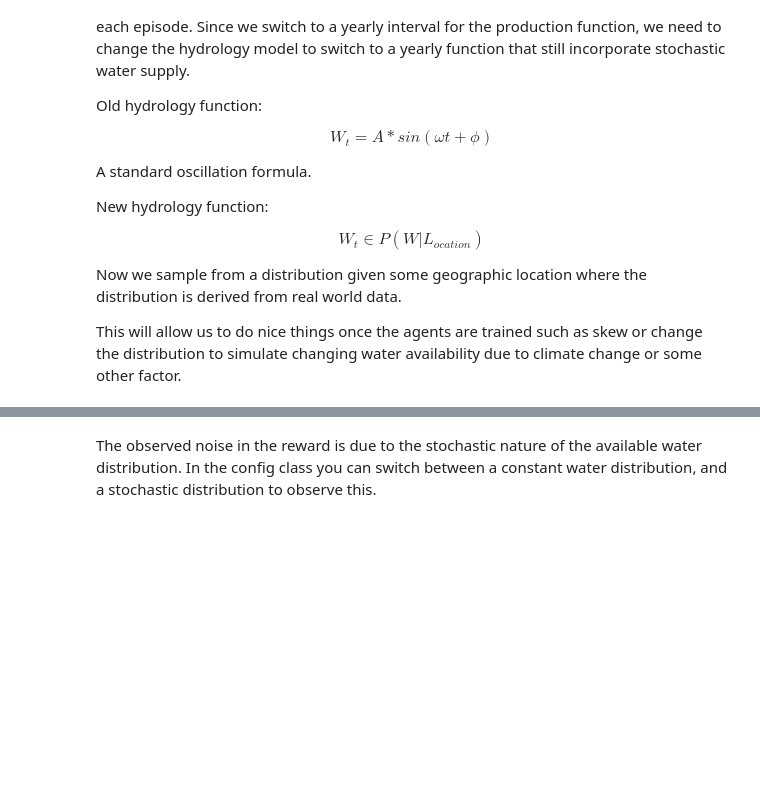
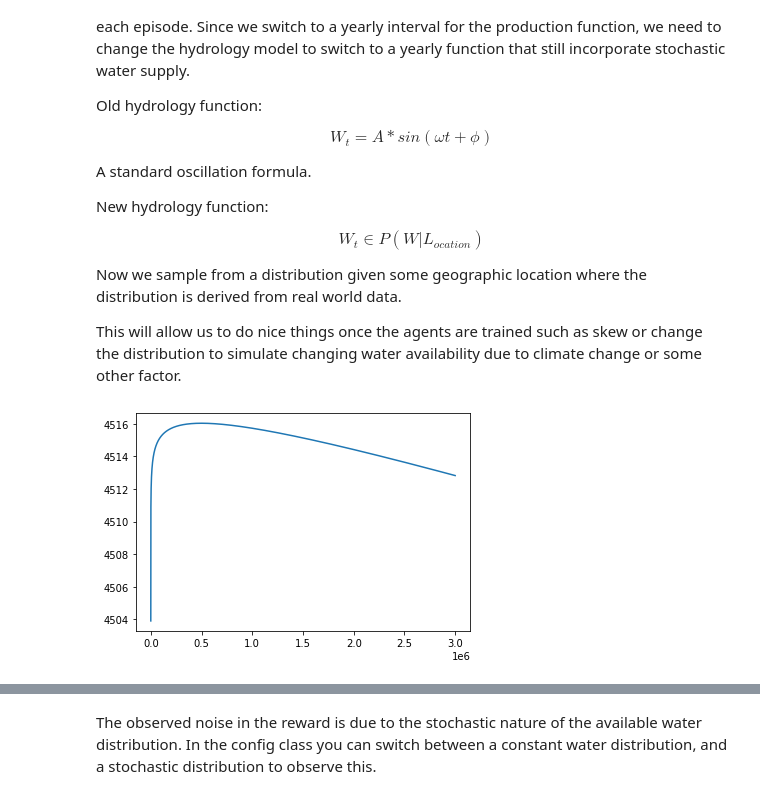
Before and after one commit to DaithiMartin/Optimal_Irrigation, a Jupyter notebook: CES_model/CES_notebook.ipynb, the cells around one changed output, grey strips where cells are left out. Drawn from its saved outputs; the diff is of its cells as text; code cells hidden in the pictures; blank space fills up the shorter version.

```diff
--- a/CES_model/CES_notebook.ipynb
+++ b/CES_model/CES_notebook.ipynb
@@ -117,7 +117,9 @@ import matplotlib.pyplot as plt
 %matplotlib inline
 # %%
 class SimConfig:
-    # TODO: determine if i even need a config class. perhaps start without a config class then modularize as needed
+    """
+    This config class simplifies the initialization of the SimulationCES class.
+    """
     def __init__(self):
 
         self.num_crops = 2
@@ -146,6 +148,7 @@ class SimConfig:
         self.memory_size = 10
 # %%
 class Aquifer:
+    # TODO: CURRENTLY THIS IS INCORPORATED IN THE SAME PRIORITY AS SURFACE WATER, CHANGING THIS MAY LEAD TO MORE INTERESTING DYNAMICS
 
     def __init__(self, initial_volume):
         self.available_volume = initial_volume
@@ -155,7 +158,7 @@ class Aquifer:
     def withdraw_water(self, amount):
         """
         Withdraws water from the aquifer.
-        Currently allows for complete draining of the aquifer.
+        Currently allows for complete draining of the aquifer but prevents negative values.
 
         Amount in the aquifer is unknown to the farmer and therefore is not in the agent's state vector.
         :param amount: attempted water withdrawal
@@ -418,6 +458,40 @@ class SimulationCES:
 #
 # for i_episode in range(1, num_years + 1):
 #     env.step()
+# %%
+config = SimConfig()
+test_env = SimulationCES(config)
+
+
+
+# crop 1
+x_len = int(3e6)
+
+# water crop 1
+water = np.arange(x_len) + 1
+
+# # water crop 2
+water = np.stack((water, np.zeros(x_len)), axis=-1)
+#
+# # land crop 1, 100 total units available land for both crops
+land = np.full(x_len, 100)
+#
+# # land crop 2
+land = np.stack((land, np.zeros(x_len)), axis=-1)
+
+# combine water and land
+action_vec = np.concatenate((water, land), axis=-1)
+
+y = []
+for action in action_vec:
+    y.append(test_env.reward_function(action))
+
+x = action_vec[:, 0]
+# %%
+plt.plot(x, y)
+plt.show()
+# %% [output]
+[figure, added]
 # %%
 config = SimConfig()
 env = SimulationCES(config)
```
Also changed, not shown: parts of 6 cells of this notebook, 2 other files.
